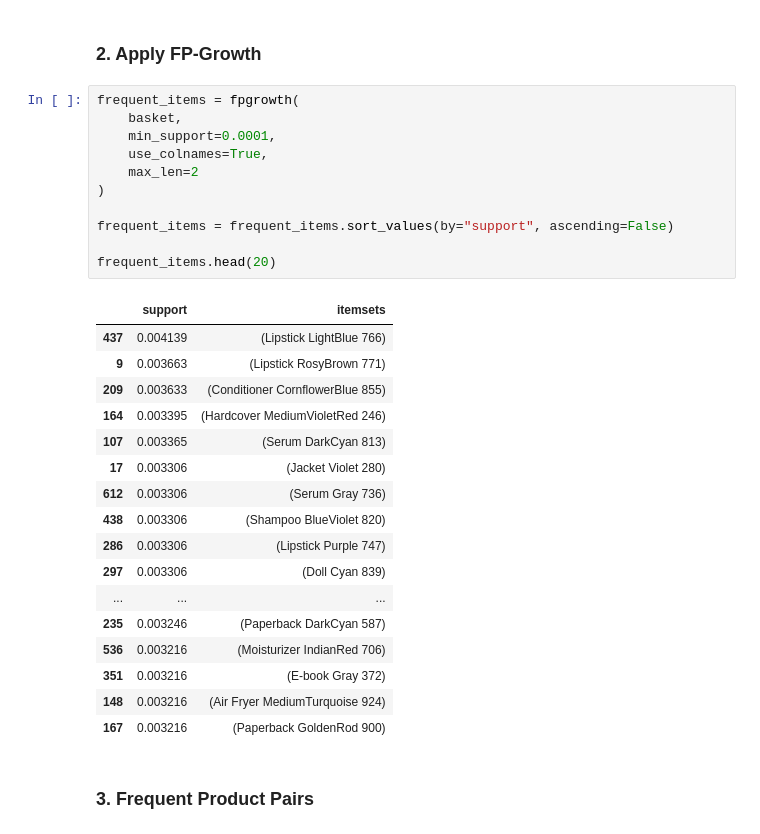
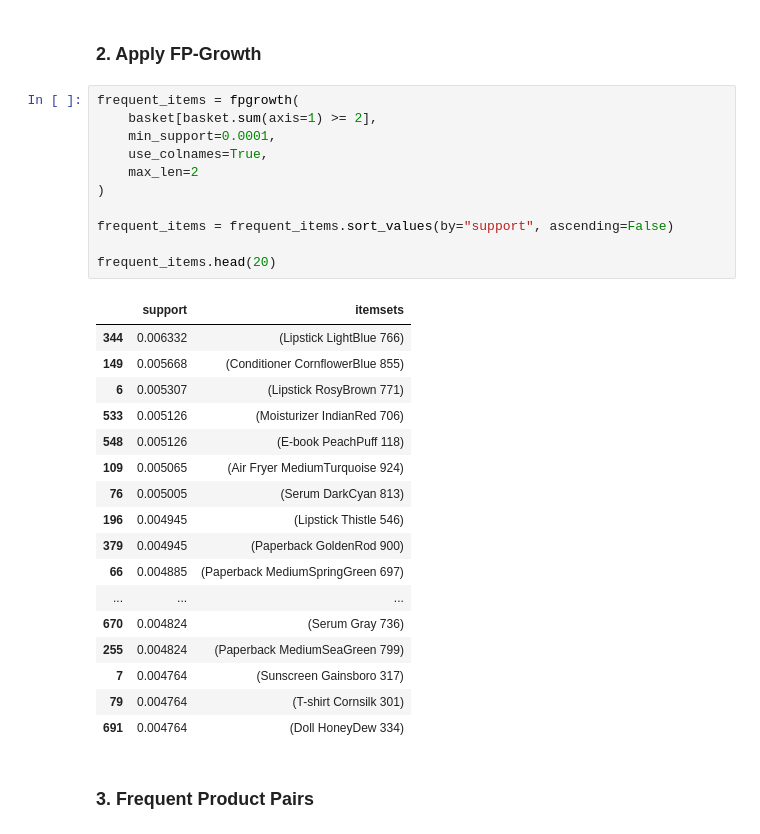
Before and after one commit to aliabdou92019/ecommerce-recommendation-engine, a Jupyter notebook: notebooks/02_fp_growth.ipynb, the cells around one changed output. Saved outputs shown, nothing was run; the diff lists cells and outputs as text.

```diff
--- a/notebooks/02_fp_growth.ipynb
+++ b/notebooks/02_fp_growth.ipynb
@@ -30,33 +30,33 @@ basket.head()
 ### 2. Apply FP-Growth
 # %%
 frequent_items = fpgrowth(
-    basket,
+    basket[basket.sum(axis=1) >= 2],
     min_support=0.0001,
     use_colnames=True,
     max_len=2
 )
 
 frequent_items = frequent_items.sort_values(by="support", ascending=False)
 
 frequent_items.head(20)
 # %% [output]
 |  | support | itemsets |
-| 437 | 0.004139 | (Lipstick LightBlue 766) |
-| 9 | 0.003663 | (Lipstick RosyBrown 771) |
-| 209 | 0.003633 | (Conditioner CornflowerBlue 855) |
-| 164 | 0.003395 | (Hardcover MediumVioletRed 246) |
-| 107 | 0.003365 | (Serum DarkCyan 813) |
-| 17 | 0.003306 | (Jacket Violet 280) |
-| 612 | 0.003306 | (Serum Gray 736) |
-| 438 | 0.003306 | (Shampoo BlueViolet 820) |
-| 286 | 0.003306 | (Lipstick Purple 747) |
-| 297 | 0.003306 | (Doll Cyan 839) |
+| 344 | 0.006332 | (Lipstick LightBlue 766) |
+| 149 | 0.005668 | (Conditioner CornflowerBlue 855) |
+| 6 | 0.005307 | (Lipstick RosyBrown 771) |
+| 533 | 0.005126 | (Moisturizer IndianRed 706) |
+| 548 | 0.005126 | (E-book PeachPuff 118) |
+| 109 | 0.005065 | (Air Fryer MediumTurquoise 924) |
+| 76 | 0.005005 | (Serum DarkCyan 813) |
+| 196 | 0.004945 | (Lipstick Thistle 546) |
+| 379 | 0.004945 | (Paperback GoldenRod 900) |
+| 66 | 0.004885 | (Paperback MediumSpringGreen 697) |
 | ... | ... | ... |
-| 235 | 0.003246 | (Paperback DarkCyan 587) |
-| 536 | 0.003216 | (Moisturizer IndianRed 706) |
-| 351 | 0.003216 | (E-book Gray 372) |
-| 148 | 0.003216 | (Air Fryer MediumTurquoise 924) |
-| 167 | 0.003216 | (Paperback GoldenRod 900) |
+| 670 | 0.004824 | (Serum Gray 736) |
+| 255 | 0.004824 | (Paperback MediumSeaGreen 799) |
+| 7 | 0.004764 | (Sunscreen Gainsboro 317) |
+| 79 | 0.004764 | (T-shirt Cornsilk 301) |
+| 691 | 0.004764 | (Doll HoneyDew 334) |
 # %% [markdown]
 ### 3. Frequent Product Pairs
 # %%
```
Also changed, not shown: parts of 4 cells of this notebook, 1 other file.
